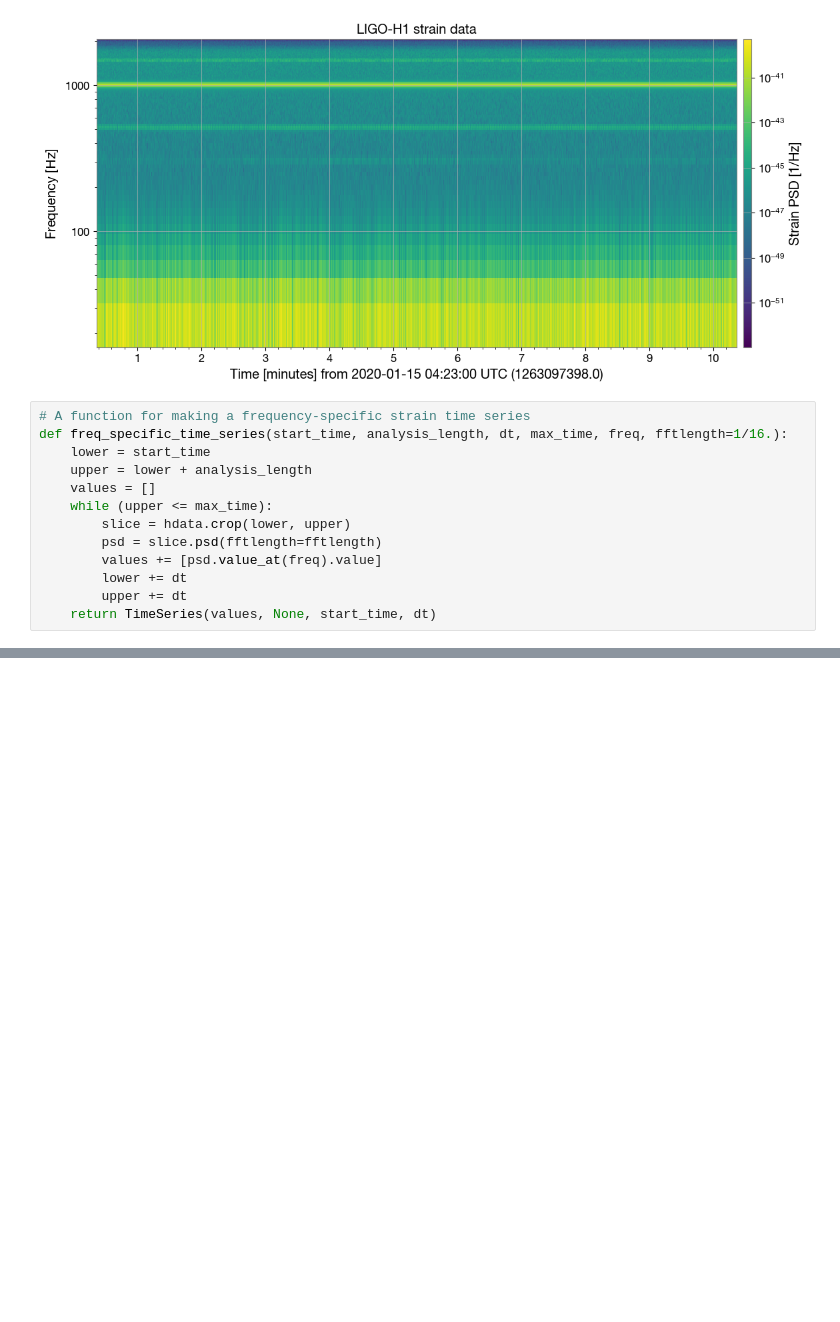
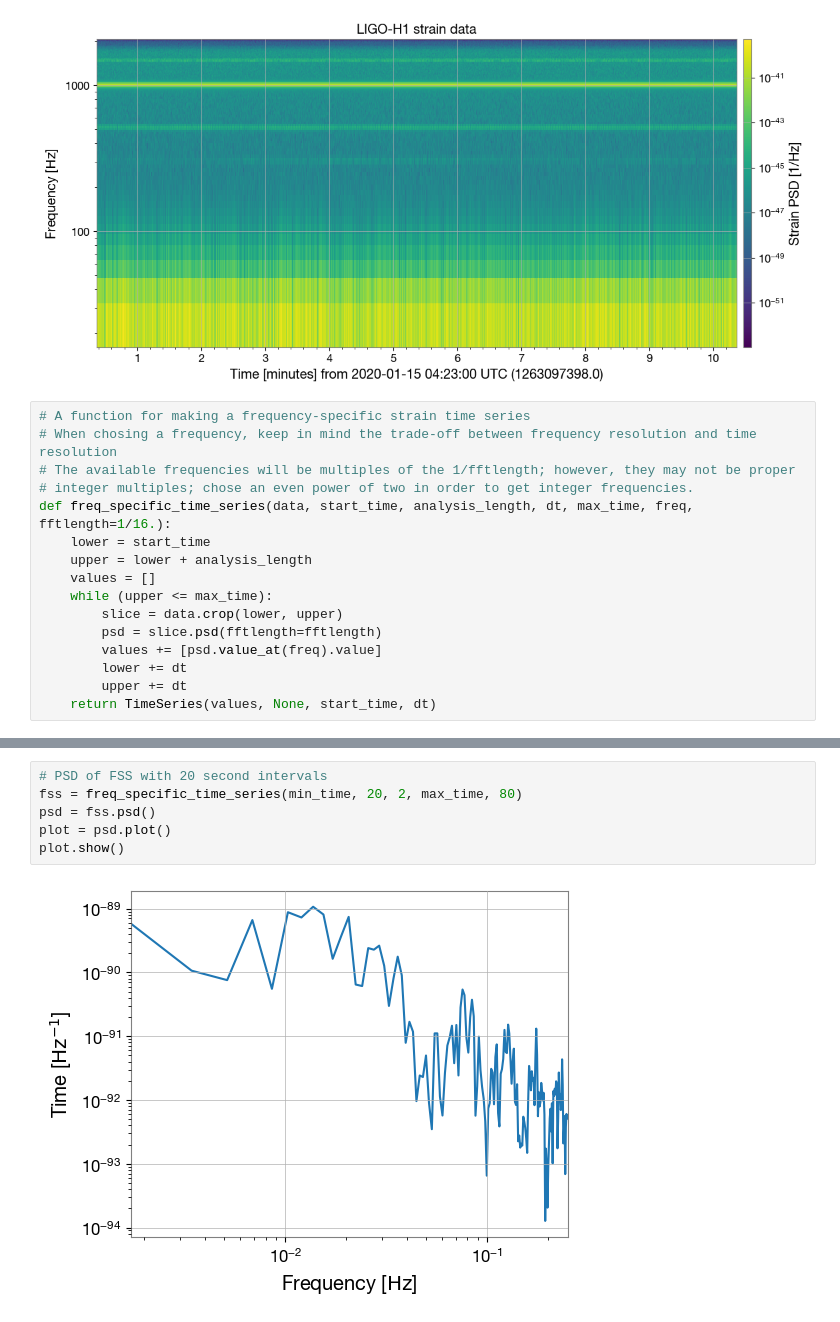
Before and after one commit to atcupps/GWInRP, a Jupyter notebook: freq_slice/freq_strain_changes.ipynb, the cells around one changed output, grey strips where cells are left out. Drawn from its saved outputs; the diff is of its cells as text; blank space fills up the shorter version.

Commit message:
Messing around with different frequency anaylsit

```diff
--- a/freq_slice/freq_strain_changes.ipynb
+++ b/freq_slice/freq_strain_changes.ipynb
@@ -22,12 +22,15 @@ plot.show()
 [figure]
 # %%
 # A function for making a frequency-specific strain time series
-def freq_specific_time_series(start_time, analysis_length, dt, max_time, freq, fftlength=1/16.):
+# When chosing a frequency, keep in mind the trade-off between frequency resolution and time resolution
+# The available frequencies will be multiples of the 1/fftlength; however, they may not be proper
+# integer multiples; chose an even power of two in order to get integer frequencies.
+def freq_specific_time_series(data, start_time, analysis_length, dt, max_time, freq, fftlength=1/16.):
     lower = start_time
     upper = lower + analysis_length
     values = []
     while (upper <= max_time):
-        slice = hdata.crop(lower, upper)
+        slice = data.crop(lower, upper)
         psd = slice.psd(fftlength=fftlength)
         values += [psd.value_at(freq).value]
         lower += dt
@@ -72,3 +77,11 @@ KEY QUESTION: How can we identify a good dt and analysis time to use?
 [figure]
 [figure]
 [figure]
+# %%
+# PSD of FSS with 20 second intervals
+fss = freq_specific_time_series(min_time, 20, 2, max_time, 80)
+psd = fss.psd()
+plot = psd.plot()
+plot.show()
+# %% [output]
+[figure, added]
```
Also changed, not shown: parts of 8 cells of this notebook.
